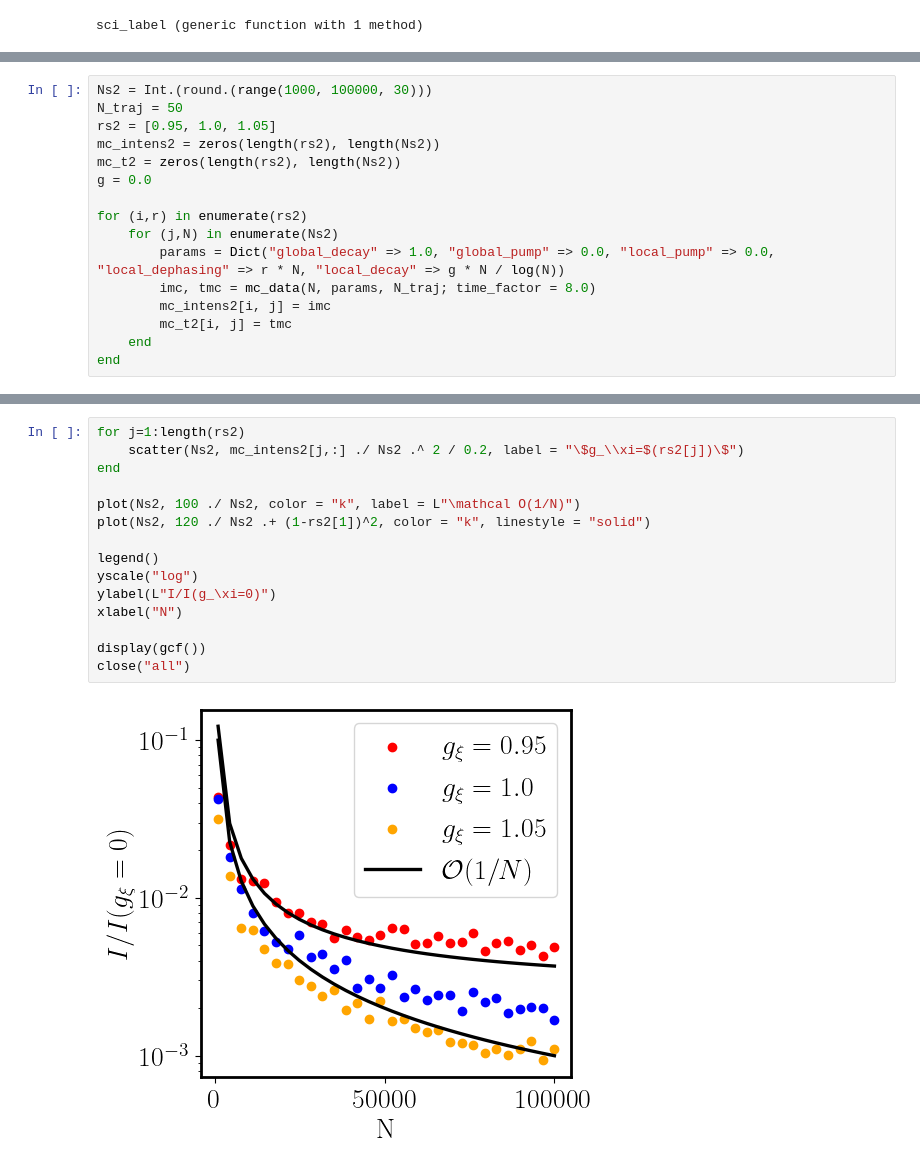
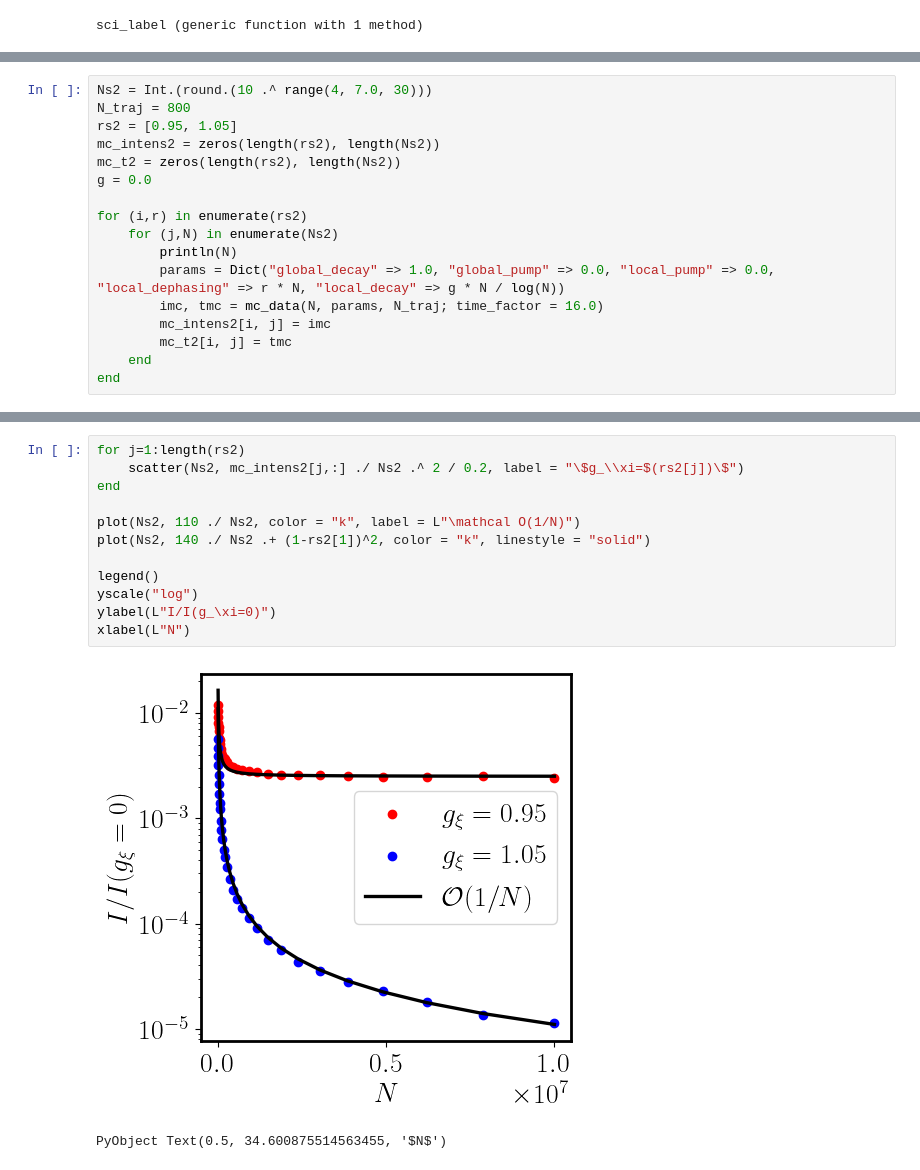
Before and after one commit to Nico0oblr/SuperradianceMolecules, a Jupyter notebook: code/DephasingEmissionRateEquations.ipynb, the cells around one changed output, grey strips where cells are left out. Cells and saved outputs as stored; diff of their text form.

```diff
--- a/code/DephasingEmissionRateEquations.ipynb
+++ b/code/DephasingEmissionRateEquations.ipynb
@@ -428,15 +454,16 @@ close("all")
 # %%
-Ns2 = Int.(round.(range(1000, 100000, 30)))
-N_traj = 50
-rs2 = [0.95, 1.0, 1.05]
+Ns2 = Int.(round.(10 .^ range(4, 7.0, 30)))
+N_traj = 800
+rs2 = [0.95, 1.05]
 mc_intens2 = zeros(length(rs2), length(Ns2))
 mc_t2 = zeros(length(rs2), length(Ns2))
 g = 0.0
 
 for (i,r) in enumerate(rs2)
     for (j,N) in enumerate(Ns2)
+        println(N)
         params = Dict("global_decay" => 1.0, "global_pump" => 0.0, "local_pump" => 0.0, "local_dephasing" => r * N, "local_decay" => g * N / log(N))
-        imc, tmc = mc_data(N, params, N_traj; time_factor = 8.0)
+        imc, tmc = mc_data(N, params, N_traj; time_factor = 16.0)
         mc_intens2[i, j] = imc
         mc_t2[i, j] = tmc
     end
@@ -444,17 +489,15 @@ end
 # %%
 for j=1:length(rs2)
     scatter(Ns2, mc_intens2[j,:] ./ Ns2 .^ 2 / 0.2, label = "\$g_\\xi=$(rs2[j])\$")
 end
 
-plot(Ns2, 100 ./ Ns2, color = "k", label = L"\mathcal O(1/N)")
-plot(Ns2, 120 ./ Ns2 .+ (1-rs2[1])^2, color = "k", linestyle = "solid")
+plot(Ns2, 110 ./ Ns2, color = "k", label = L"\mathcal O(1/N)")
+plot(Ns2, 140 ./ Ns2 .+ (1-rs2[1])^2, color = "k", linestyle = "solid")
 
 legend()
 yscale("log")
 ylabel(L"I/I(g_\xi=0)")
-xlabel("N")
-
-display(gcf())
-close("all")
+xlabel(L"N")
 # %% [output]
-[figure, old version]
+[figure, new version]
+PyObject Text(0.5, 34.600875514563455, '$N$')
```
Also changed, not shown: parts of 21 cells of this notebook, 2 other files.
